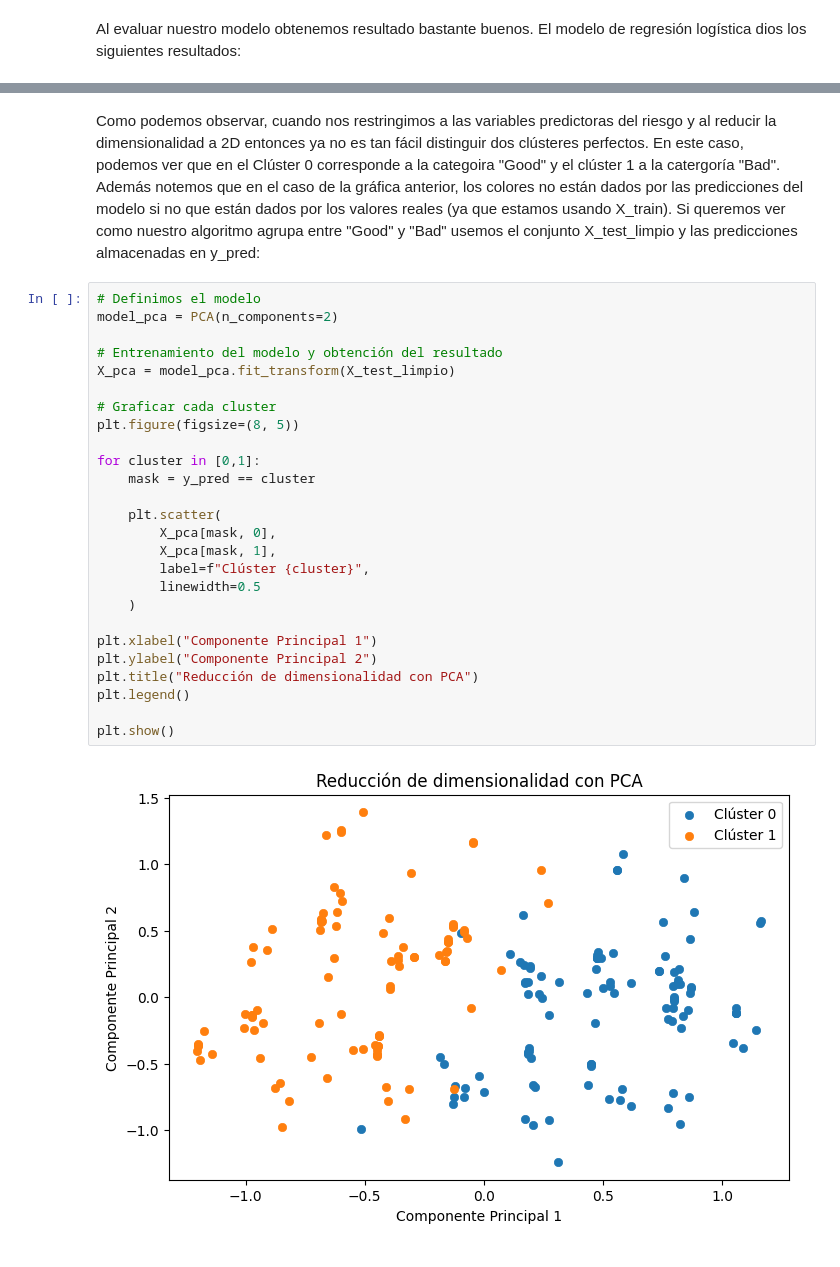
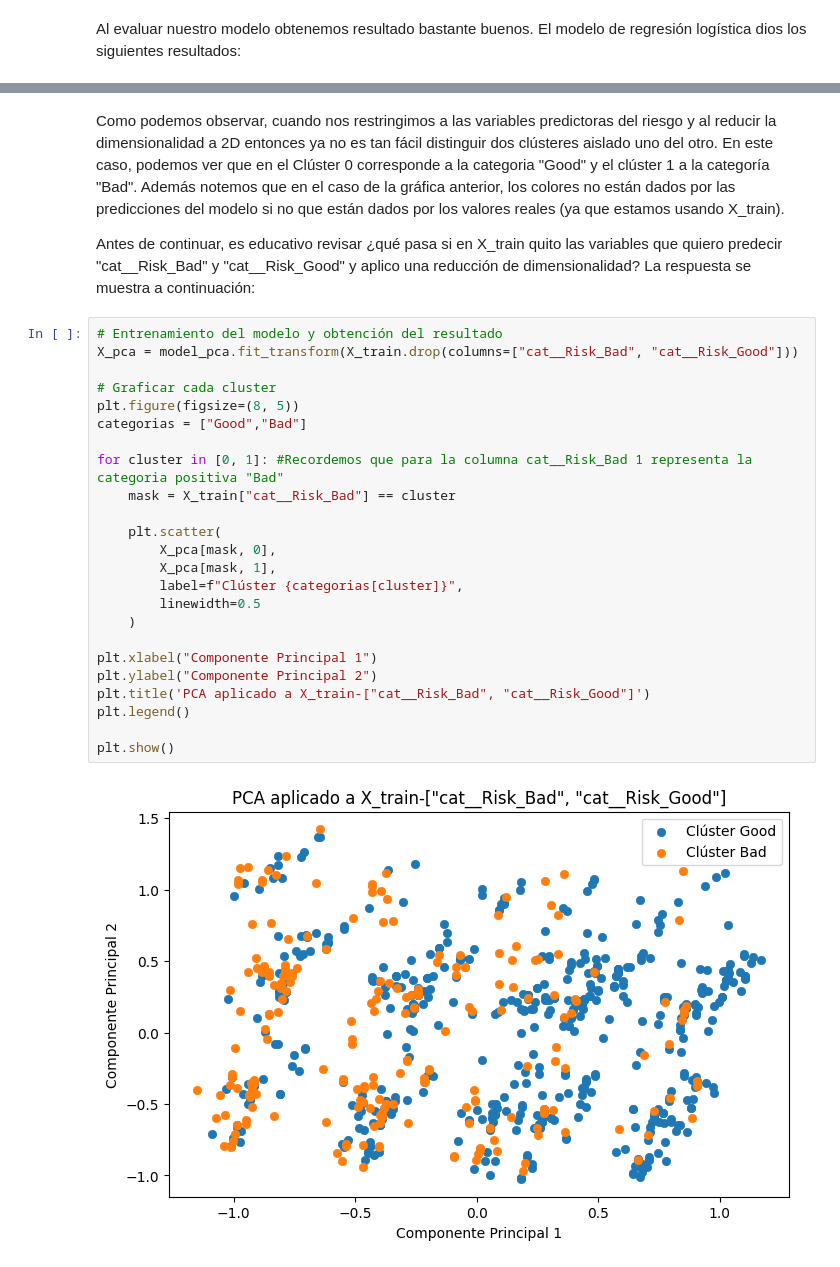
Before and after one commit to Crescencio1/Credit_Risk_Analysis, a Jupyter notebook: CreditRiskAnalysis-K-Means.ipynb, the cells around one changed output, grey strips where cells are left out. Cells and saved outputs as stored; diff of their text form.

```diff
--- a/CreditRiskAnalysis-K-Means.ipynb
+++ b/CreditRiskAnalysis-K-Means.ipynb
@@ -388,30 +389,30 @@ plt.show()
 # %% [markdown]
-Como podemos observar, cuando nos restringimos a las variables predictoras del riesgo y al reducir la dimensionalidad a 2D entonces ya no es tan fácil distinguir dos clústeres perfectos. En este caso, podemos ver que en el Clúster 0 corresponde a la categoira "Good" y el clúster 1 a la catergoría "Bad". Además notemos que en el caso de la gráfica anterior, los colores no están dados por las predicciones del modelo si no que están dados por los valores reales (ya que estamos usando X_train). Si queremos ver como nuestro algoritmo agrupa entre "Good" y "Bad" usemos el conjunto X_test_limpio y las predicciones almacenadas en y_pred:
+Como podemos observar, cuando nos restringimos a las variables predictoras del riesgo y al reducir la dimensionalidad a 2D entonces ya no es tan fácil distinguir dos clústeres aislado uno del otro. En este caso, podemos ver que en el Clúster 0 corresponde a la categoria "Good" y el clúster 1 a la categoría "Bad". Además notemos que en el caso de la gráfica anterior, los colores no están dados por las predicciones del modelo si no que están dados por los valores reales (ya que estamos usando X_train).
+
+Antes de continuar, es educativo revisar ¿qué pasa si en X_train quito las variables que quiero predecir "cat__Risk_Bad" y "cat__Risk_Good" y aplico una reducción de dimensionalidad? La respuesta se muestra a continuación:
-# %%
-# Definimos el modelo
-model_pca = PCA(n_components=2)
-
-# Entrenamiento del modelo y obtención del resultado
-X_pca = model_pca.fit_transform(X_test_limpio)
-
-# Graficar cada cluster
-plt.figure(figsize=(8, 5))
-
-for cluster in [0,1]:
-    mask = y_pred == cluster
-
-    plt.scatter(
-        X_pca[mask, 0],
-        X_pca[mask, 1],
-        label=f"Clúster {cluster}",
-        linewidth=0.5
-    )
-
-plt.xlabel("Componente Principal 1")
-plt.ylabel("Componente Principal 2")
-plt.title("Reducción de dimensionalidad con PCA")
-plt.legend()
-
-plt.show()
-# %% [output]
-[figure, removed]
+# %%
+# Entrenamiento del modelo y obtención del resultado
+X_pca = model_pca.fit_transform(X_train.drop(columns=["cat__Risk_Bad", "cat__Risk_Good"]))
+
+# Graficar cada cluster
+plt.figure(figsize=(8, 5))
+categorias = ["Good","Bad"]
+
+for cluster in [0, 1]: #Recordemos que para la columna cat__Risk_Bad 1 representa la categoria positiva "Bad"
+    mask = X_train["cat__Risk_Bad"] == cluster
+
+    plt.scatter(
+        X_pca[mask, 0],
+        X_pca[mask, 1],
+        label=f"Clúster {categorias[cluster]}",
+        linewidth=0.5
+    )
+
+plt.xlabel("Componente Principal 1")
+plt.ylabel("Componente Principal 2")
+plt.title('PCA aplicado a X_train-["cat__Risk_Bad", "cat__Risk_Good"]')
+plt.legend()
+
+plt.show()
+# %% [output]
+[figure, added]
```
Also changed, not shown: parts of 12 cells of this notebook.
